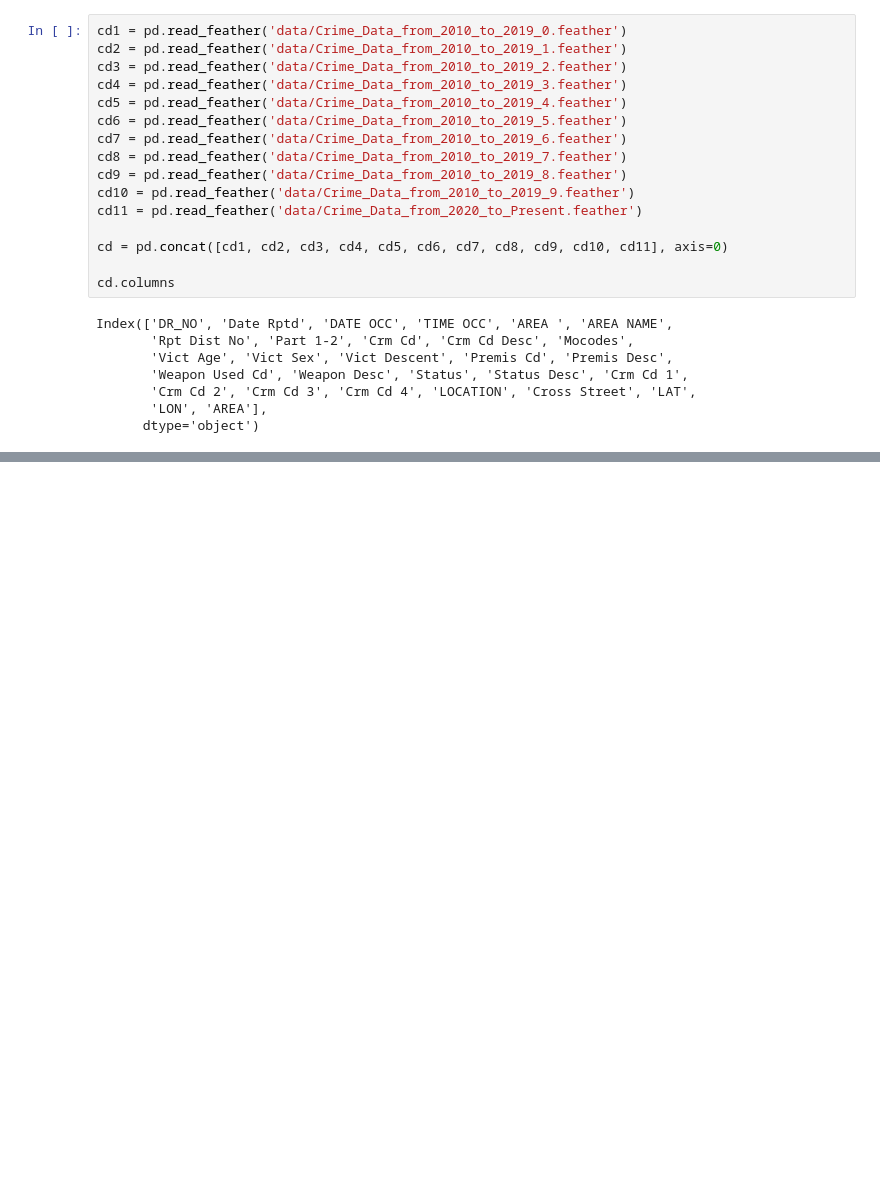
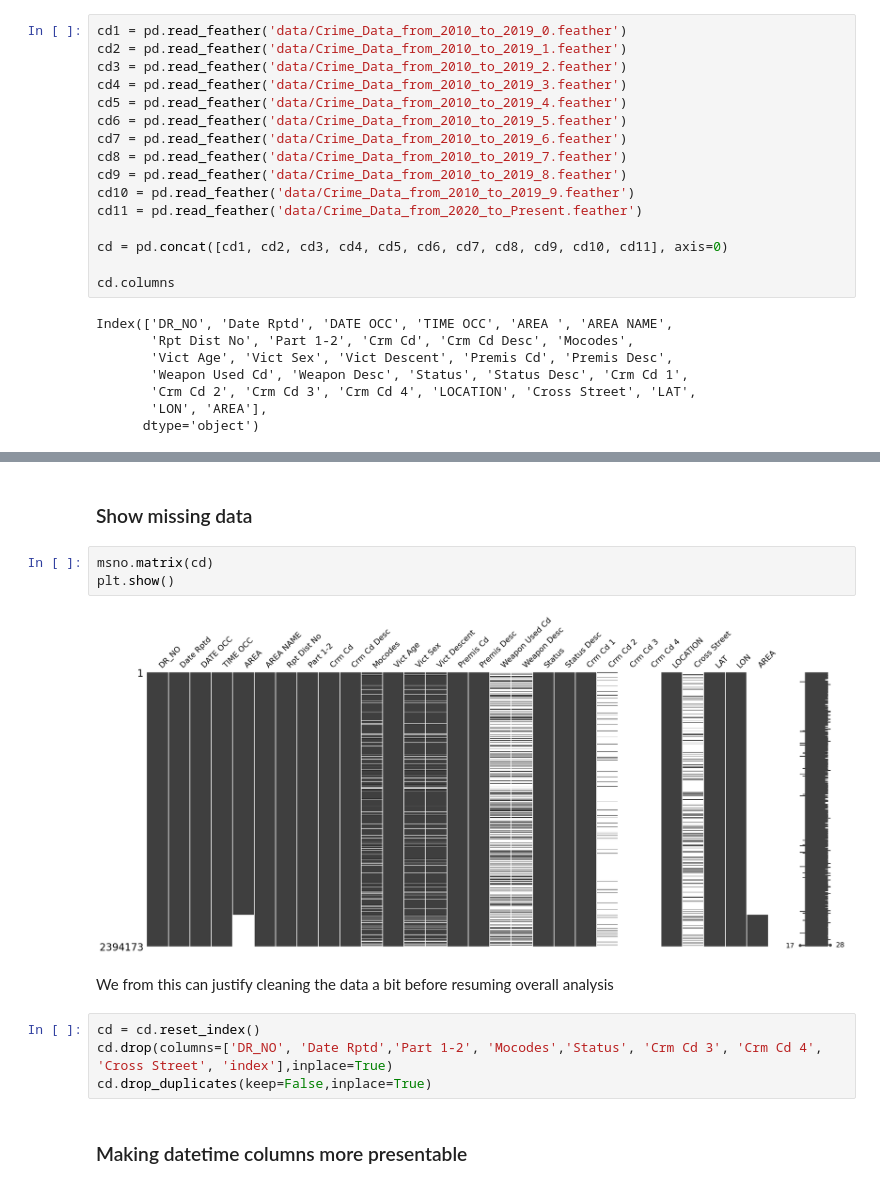
Before and after one commit to H0wl3r2001/AID, a Jupyter notebook: kaggleExtractor.ipynb, the cells around one changed output, grey strips where cells are left out. Cells and saved outputs as stored; diff of their text form; blank space fills up the shorter version.

```diff
--- a/kaggleExtractor.ipynb
+++ b/kaggleExtractor.ipynb
@@ -216,0 +252,15 @@ cdc.head()
+# %% [markdown]
+### Show missing data
+# %%
+msno.matrix(cd)
+plt.show()
+# %% [output]
+[figure, added]
+# %% [markdown]
+We from this can justify cleaning the data a bit before resuming overall analysis
+# %%
+cd = cd.reset_index()
+cd.drop(columns=['DR_NO', 'Date Rptd','Part 1-2', 'Mocodes','Status', 'Crm Cd 3', 'Crm Cd 4', 'Cross Street', 'index'],inplace=True)
+cd.drop_duplicates(keep=False,inplace=True)
+# %% [markdown]
+### Making datetime columns more presentable
```
Also changed, not shown: parts of 27 cells of this notebook.
